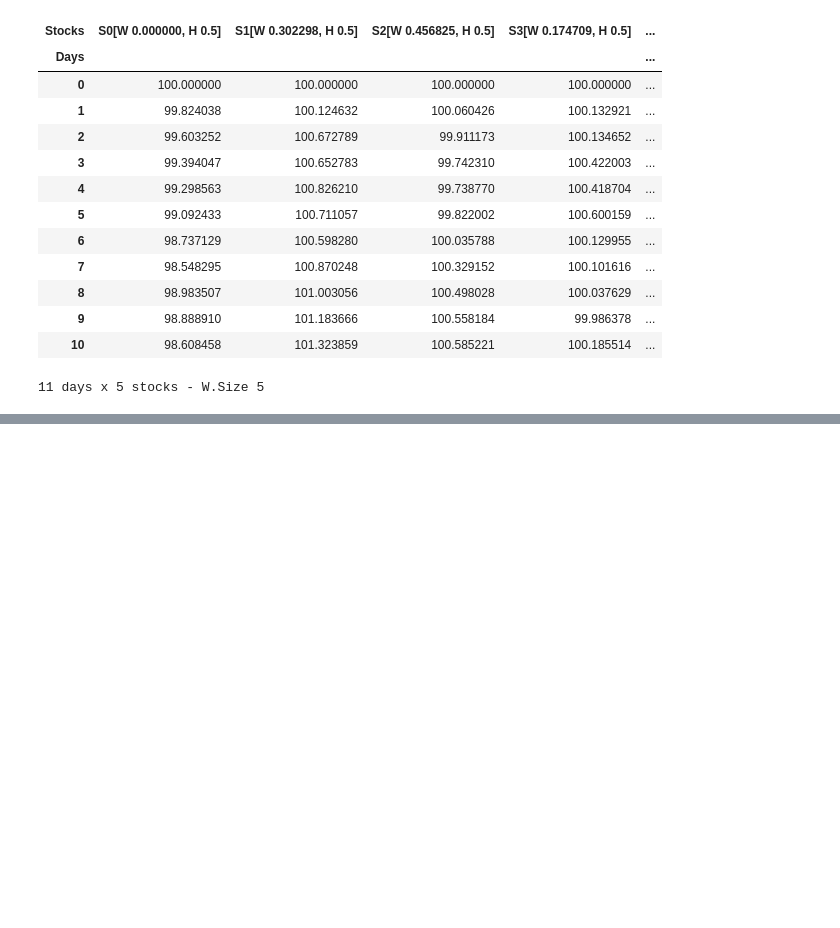
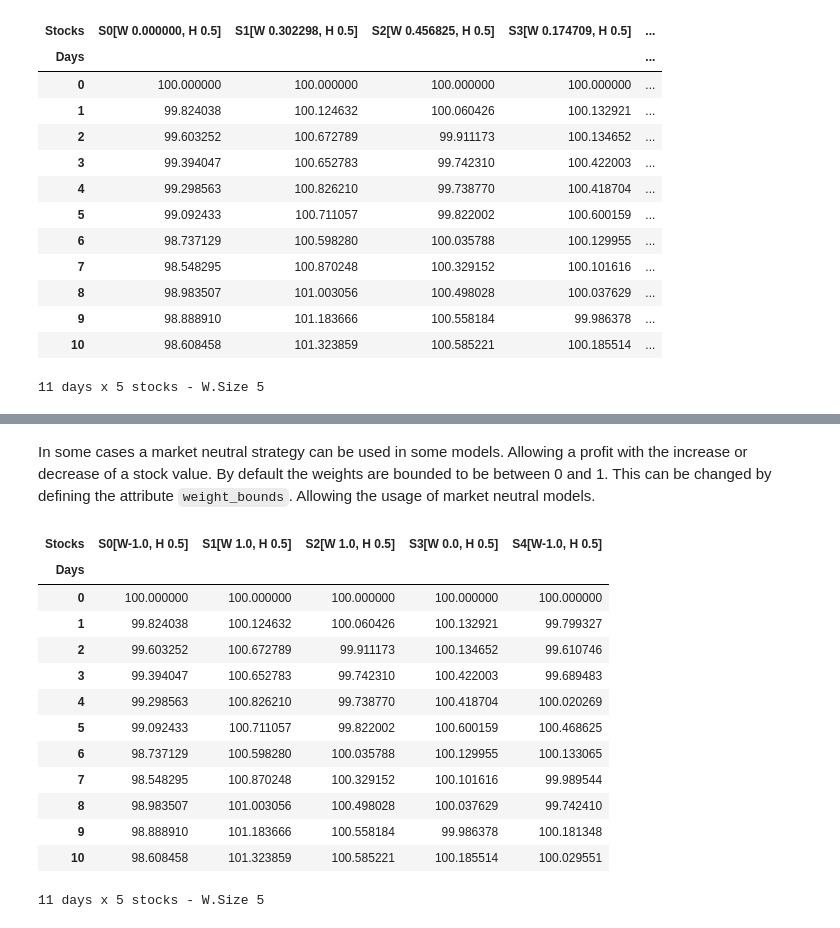
Before and after one commit to quatrope/garpar, a Jupyter notebook: docs/source/tutorials/portfolio_optimization.ipynb, the cells around one changed output, grey strips where cells are left out. Cells and saved outputs as stored; diff of their text form; code cells hidden in the pictures; blank space fills up the shorter version.

```diff
--- a/docs/source/tutorials/portfolio_optimization.ipynb
+++ b/docs/source/tutorials/portfolio_optimization.ipynb
@@ -88,0 +163,20 @@ The weights changed quite a bit.
+# %% [markdown]
+In some cases a market neutral strategy can be used in some models. Allowing a profit with the increase or decrease of a stock value. By default the weights are bounded to be between 0 and 1. This can be changed by defining the attribute `weight_bounds`. Allowing the usage of market neutral models.
+# %%
+max_quadratic_utility_neutral = MVOptimizer(model="max_quadratic_utility", risk_aversion=10, market_neutral=True, weight_bounds=(-1, 1))
+max_quadratic_utility_neutral.optimize(ss)
+# %% [output]
+| Stocks | S0[W-1.0, H 0.5] | S1[W 1.0, H 0.5] | S2[W 1.0, H 0.5] | S3[W 0.0, H 0.5] | S4[W-1.0, H 0.5] |
+| Days |  |  |  |  |  |
+| 0 | 100.000000 | 100.000000 | 100.000000 | 100.000000 | 100.000000 |
+| 1 | 99.824038 | 100.124632 | 100.060426 | 100.132921 | 99.799327 |
+| 2 | 99.603252 | 100.672789 | 99.911173 | 100.134652 | 99.610746 |
+| 3 | 99.394047 | 100.652783 | 99.742310 | 100.422003 | 99.689483 |
+| 4 | 99.298563 | 100.826210 | 99.738770 | 100.418704 | 100.020269 |
+| 5 | 99.092433 | 100.711057 | 99.822002 | 100.600159 | 100.468625 |
+| 6 | 98.737129 | 100.598280 | 100.035788 | 100.129955 | 100.133065 |
+| 7 | 98.548295 | 100.870248 | 100.329152 | 100.101616 | 99.989544 |
+| 8 | 98.983507 | 101.003056 | 100.498028 | 100.037629 | 99.742410 |
+| 9 | 98.888910 | 101.183666 | 100.558184 | 99.986378 | 100.181348 |
+| 10 | 98.608458 | 101.323859 | 100.585221 | 100.185514 | 100.029551 |
+11 days x 5 stocks - W.Size 5
```
Also changed, not shown: parts of 19 cells of this notebook, 3 other files.
